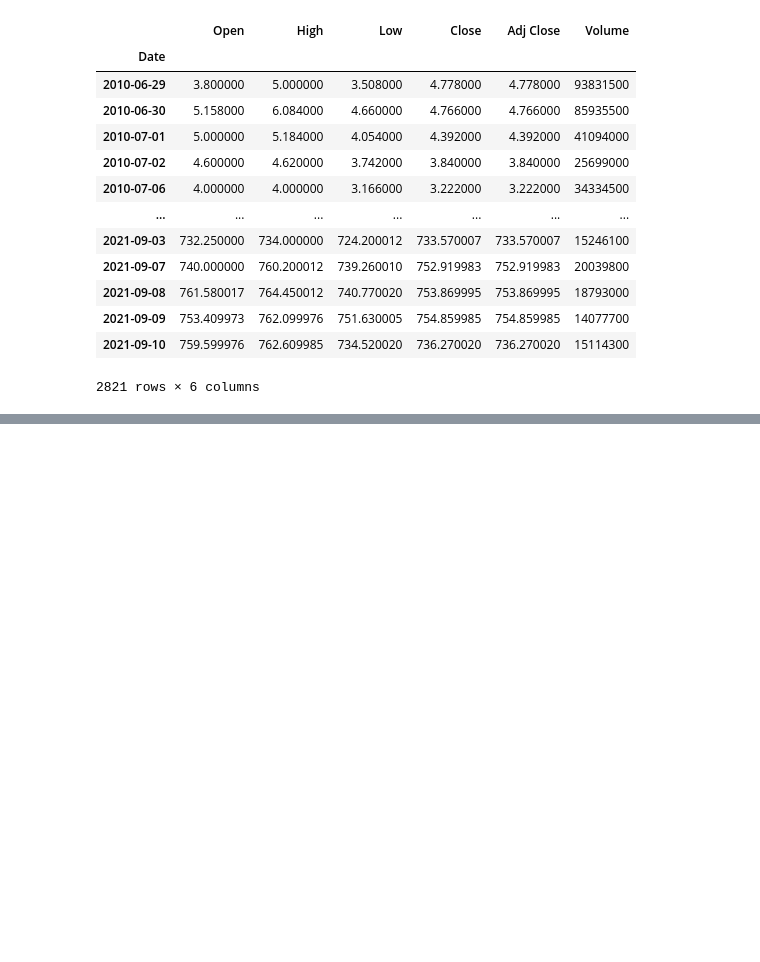
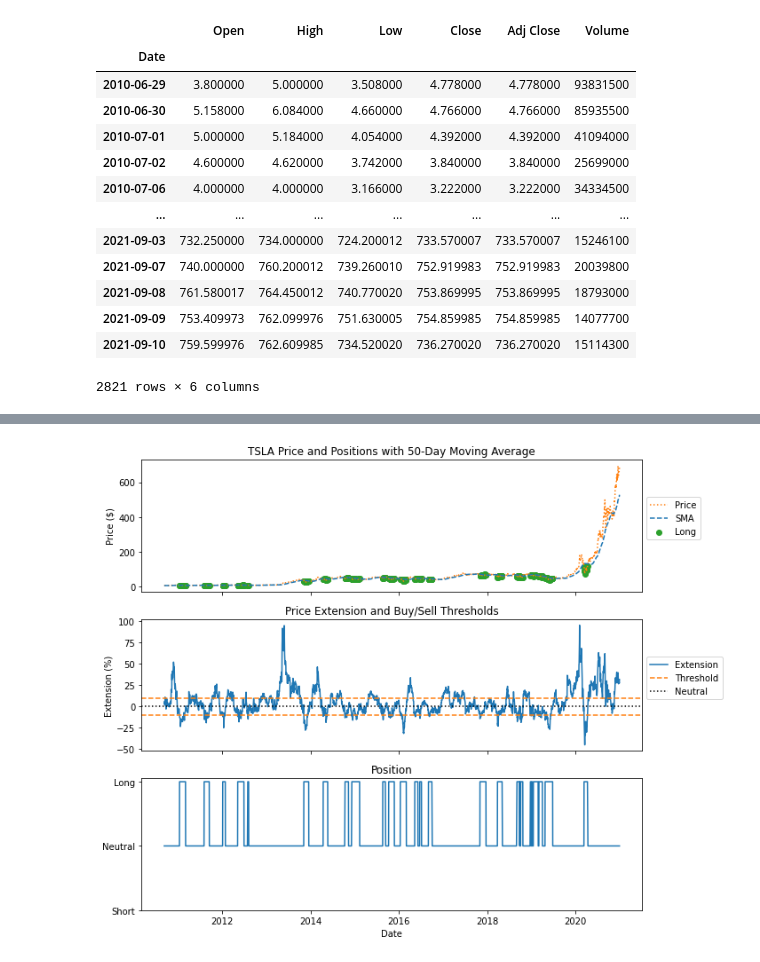
Before and after one commit to AlexNoonan-Syracuse/BigDataProject, a Jupyter notebook: ArimaModels_SW_9_12.ipynb, the cells around one changed output, grey strips where cells are left out. Cells and saved outputs as stored; diff of their text form; code cells hidden in the pictures; blank space fills up the shorter version.

```diff
--- a/ArimaModels_SW_9_12.ipynb
+++ b/ArimaModels_SW_9_12.ipynb
@@ -920,0 +1125,11 @@ TickerPivot.head()
+# %%
+###What's the difference between the two different stats dict?? They are different for the same ticker
+
+ticker = tickers[0]
+SMA = 50
+threshold = 0.1
+shorts = False
+data = SMAMeanReversion(ticker, SMA, threshold, shorts)
+stats_dict = getStratStats(data)
+df_stats = pd.DataFrame(stats_dict).round(3)
+df_stats
@@ -920,0 +1144,26 @@ TickerPivot.head()
+# %%
+colors = plt.rcParams['axes.prop_cycle'].by_key()['color']
+fig, ax = plt.subplots(3, figsize=(10, 8), sharex=True)
+long = data.loc[data['position']==1]['Close']
+ax[0].plot(data['Close'], label='Price', linestyle=':', color=colors[1])
+ax[0].plot(data['SMA'], label='SMA', linestyle='--', color=colors[0])
+ax[0].scatter(long.index, long, label='Long', c=colors[2])
+ax[0].legend(bbox_to_anchor=[1, 0.75])
+ax[0].set_ylabel('Price ($)')
+ax[0].set_title(f'{ticker} Price and Positions with {SMA}-Day Moving Average')
+ax[1].plot(data['extension']*100, label='Extension', color=colors[0])
+ax[1].axhline(threshold*100, linestyle='--', color=colors[1])
+ax[1].axhline(-threshold*100, label='Threshold', linestyle='--', color=colors[1])
+ax[1].axhline(0, label='Neutral', linestyle=':', color='k')
+ax[1].set_title('Price Extension and Buy/Sell Thresholds')
+ax[1].set_ylabel(f'Extension (%)')
+ax[1].legend(bbox_to_anchor=[1, 0.75])
+ax[2].plot(data['position'])
+ax[2].set_xlabel('Date')
+ax[2].set_title('Position')
+ax[2].set_yticks([-1, 0, 1])
+ax[2].set_yticklabels(['Short', 'Neutral', 'Long'])
+plt.tight_layout()
+plt.show()
+# %% [output]
+[figure, added]
```
Also changed, not shown: parts of 20 cells of this notebook.
